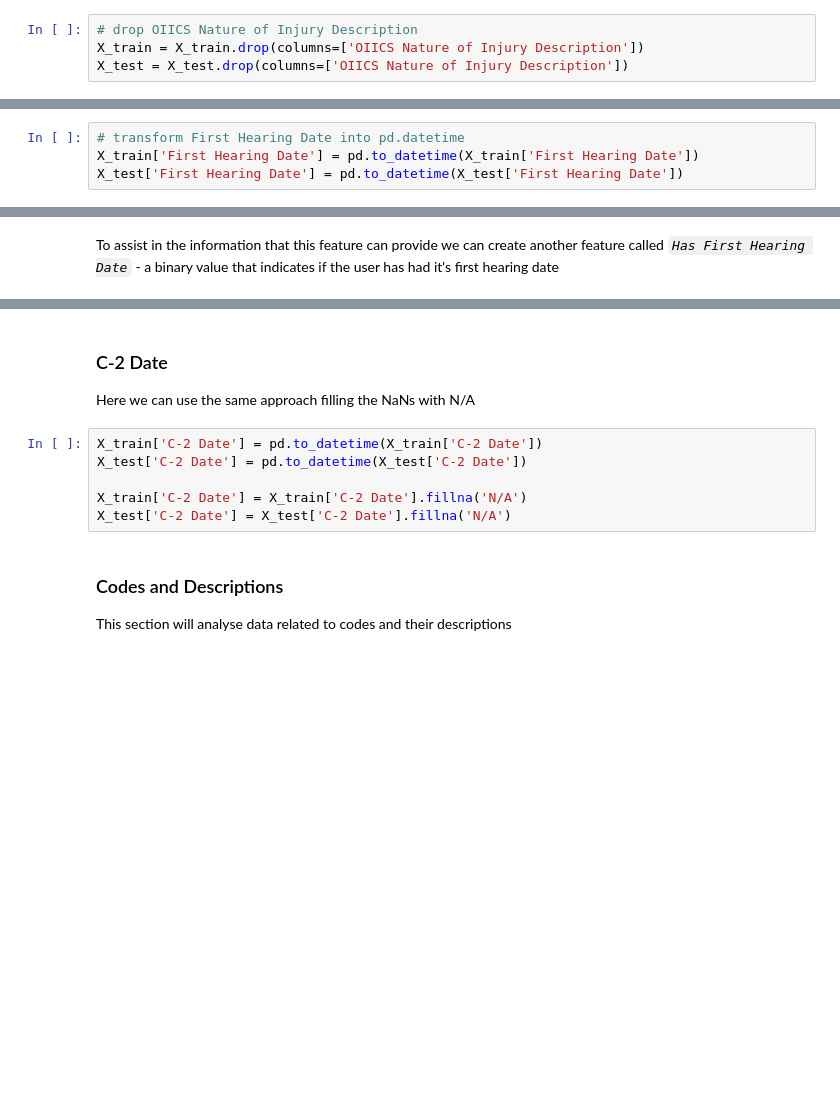
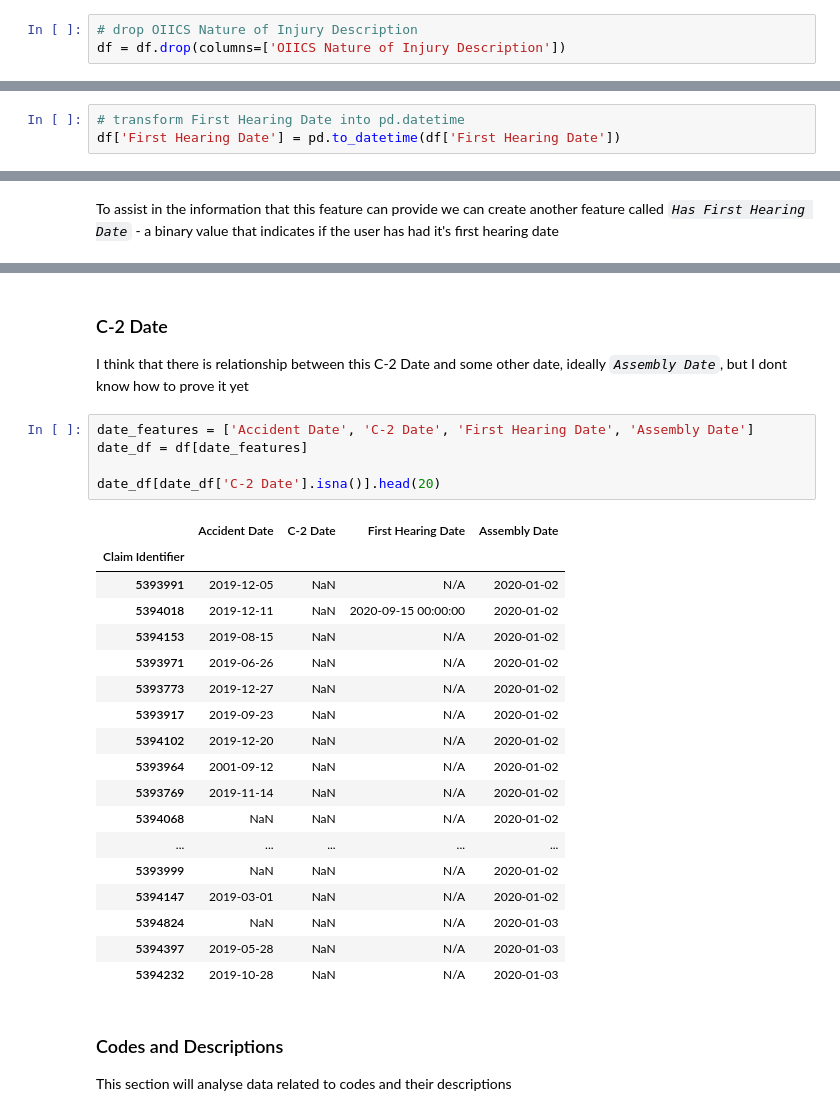
Before and after one commit to tmnstraub/ML_Group36, a Jupyter notebook: src/data_pre_processing.ipynb, the cells around one changed output, grey strips where cells are left out. Drawn from its saved outputs; the diff is of its cells as text; blank space fills up the shorter version.

```diff
--- a/src/data_pre_processing.ipynb
+++ b/src/data_pre_processing.ipynb
@@ -85,14 +71,12 @@ The features _`Carrier Name`_,  _`Attorney/Representative`_ and _`Medical Fee Re
 Between all the complains this feature is never filled, so we can drop it
 # %%
 # drop OIICS Nature of Injury Description
-X_train = X_train.drop(columns=['OIICS Nature of Injury Description'])
-X_test = X_test.drop(columns=['OIICS Nature of Injury Description'])
+df = df.drop(columns=['OIICS Nature of Injury Description'])
 # %% [markdown]
 ### First Hearing Date
 This feature also has a high percentage of missing values. According to the provided information for this project, 'A blank date means the claim has not yet had a hearing held'. So we should create a label for the ones that hadn't had a hearing yet, we will simply call it 'N/A'
 # %%
 # transform First Hearing Date into pd.datetime
-X_train['First Hearing Date'] = pd.to_datetime(X_train['First Hearing Date'])
-X_test['First Hearing Date'] = pd.to_datetime(X_test['First Hearing Date'])
+df['First Hearing Date'] = pd.to_datetime(df['First Hearing Date'])
 # %%
 # fill NA with 'N/A'
@@ -114,15 +96,33 @@ Has First Hearing Date
 0    423228
 1    150798
 Name: count, dtype: int64
-# %% [markdown]
-### C-2 Date
-Here we can use the same approach filling the NaNs with N/A
-# %%
-X_train['C-2 Date'] = pd.to_datetime(X_train['C-2 Date'])
-X_test['C-2 Date'] = pd.to_datetime(X_test['C-2 Date'])
-
-X_train['C-2 Date'] = X_train['C-2 Date'].fillna('N/A')
-X_test['C-2 Date'] = X_test['C-2 Date'].fillna('N/A')
+# %% [markdown]
+### C-2 Date
+I think that there is relationship between this C-2 Date and some other date, ideally _`Assembly Date`_, but I dont know how to prove it yet
+# %%
+date_features = ['Accident Date', 'C-2 Date', 'First Hearing Date', 'Assembly Date']
+date_df = df[date_features]
+
+date_df[date_df['C-2 Date'].isna()].head(20)
+# %% [output]
+|  | Accident Date | C-2 Date | First Hearing Date | Assembly Date |
+| Claim Identifier |  |  |  |  |
+| 5393991 | 2019-12-05 | NaN | N/A | 2020-01-02 |
+| 5394018 | 2019-12-11 | NaN | 2020-09-15 00:00:00 | 2020-01-02 |
+| 5394153 | 2019-08-15 | NaN | N/A | 2020-01-02 |
+| 5393971 | 2019-06-26 | NaN | N/A | 2020-01-02 |
+| 5393773 | 2019-12-27 | NaN | N/A | 2020-01-02 |
+| 5393917 | 2019-09-23 | NaN | N/A | 2020-01-02 |
+| 5394102 | 2019-12-20 | NaN | N/A | 2020-01-02 |
+| 5393964 | 2001-09-12 | NaN | N/A | 2020-01-02 |
+| 5393769 | 2019-11-14 | NaN | N/A | 2020-01-02 |
+| 5394068 | NaN | NaN | N/A | 2020-01-02 |
+| ... | ... | ... | ... | ... |
+| 5393999 | NaN | NaN | N/A | 2020-01-02 |
+| 5394147 | 2019-03-01 | NaN | N/A | 2020-01-02 |
+| 5394824 | NaN | NaN | N/A | 2020-01-03 |
+| 5394397 | 2019-05-28 | NaN | N/A | 2020-01-03 |
+| 5394232 | 2019-10-28 | NaN | N/A | 2020-01-03 |
 # %% [markdown]
 ### Codes and Descriptions
 This section will analyse data related to codes and their descriptions
```
Also changed, not shown: parts of 21 cells of this notebook.
